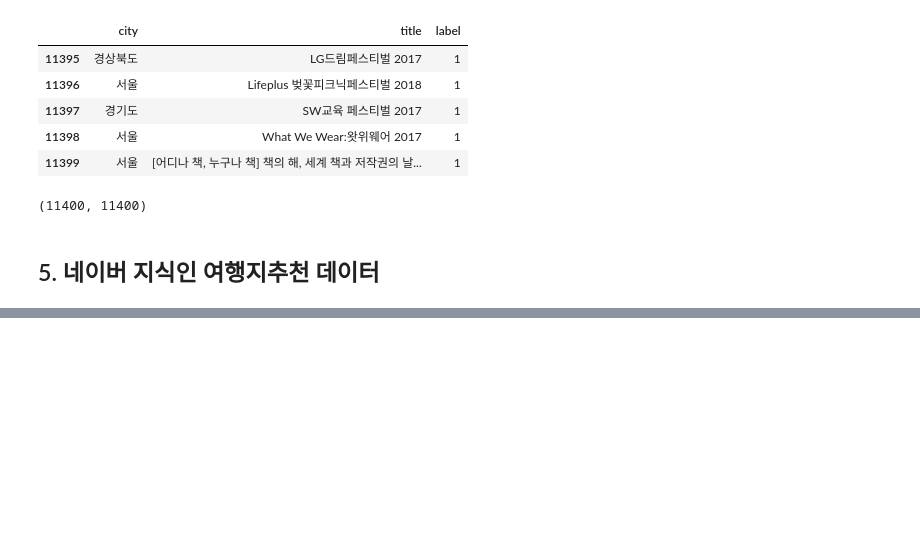
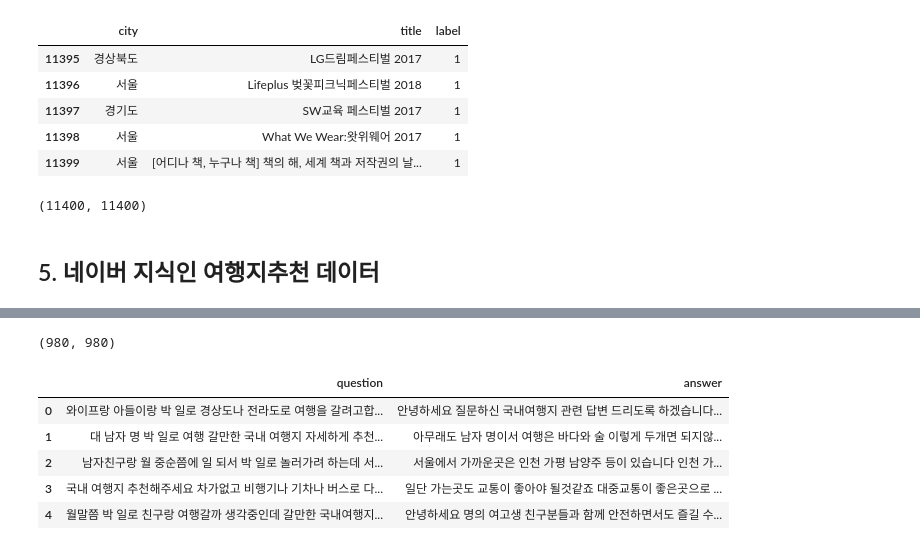
Before and after one commit to songsurin/text_analysis, a Jupyter notebook: 전처리코드/Data_To_Csv.ipynb, the cells around one changed output, grey strips where cells are left out. Drawn from its saved outputs; the diff is of its cells as text; code cells hidden in the pictures; blank space fills up the shorter version.

```diff
--- a/전처리코드/Data_To_Csv.ipynb
+++ b/전처리코드/Data_To_Csv.ipynb
@@ -319,0 +331,26 @@ recom_df.to_csv('여행지추천 데이터.csv', index=False)
+# %%
+questions = list(recom_df['question'])
+answers = list(recom_df['answer'])
+
+question, answer = [], []
+for q in questions:
+    q = re.sub('[^가-힣ㄱ-ㅎㅏ-ㅣa-zA-Z]', ' ', q)
+    question.append(q.strip())
+
+for a in answers:
+    a = re.sub('[^가-힣ㄱ-ㅎㅏ-ㅣa-zA-Z]', ' ', a)
+    answer.append(a.strip())
+
+len(question), len(answer)
+# %% [output]
+(980, 980)
+# %%
+recom_df = pd.DataFrame({'question': question, 'answer': answer})
+recom_df.head()
+# %% [output]
+|  | question | answer |
+| 0 | 와이프랑 아들이랑 박 일로 경상도나 전라도로 여행을 갈려고합... | 안녕하세요 질문하신 국내여행지 관련 답변 드리도록 하겠습니다... |
+| 1 | 대 남자 명 박 일로 여행 갈만한 국내 여행지 자세하게 추천... | 아무래도 남자 명이서 여행은 바다와 술 이렇게 두개면 되지않... |
+| 2 | 남자친구랑 월 중순쯤에 일 되서 박 일로 놀러가려 하는데 서... | 서울에서 가까운곳은 인천 가평 남양주 등이 있습니다 인천 가... |
+| 3 | 국내 여행지 추천해주세요 차가없고 비행기나 기차나 버스로 다... | 일단 가는곳도 교통이 좋아야 될것같죠 대중교통이 좋은곳으로 ... |
+| 4 | 월말쯤 박 일로 친구랑 여행갈까 생각중인데 갈만한 국내여행지... | 안녕하세요 명의 여고생 친구분들과 함께 안전하면서도 즐길 수... |
```
Also changed, not shown: parts of 10 cells of this notebook.
